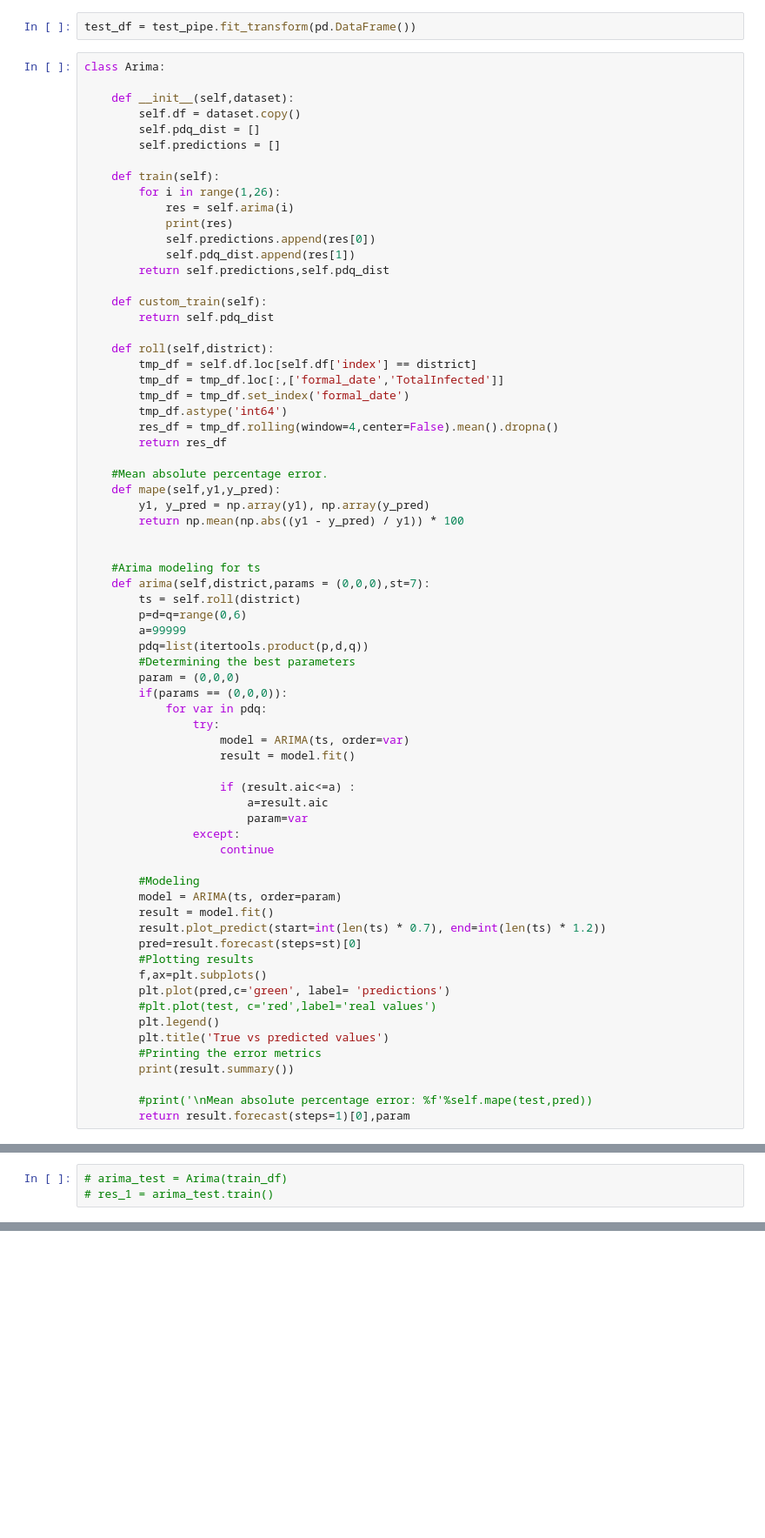
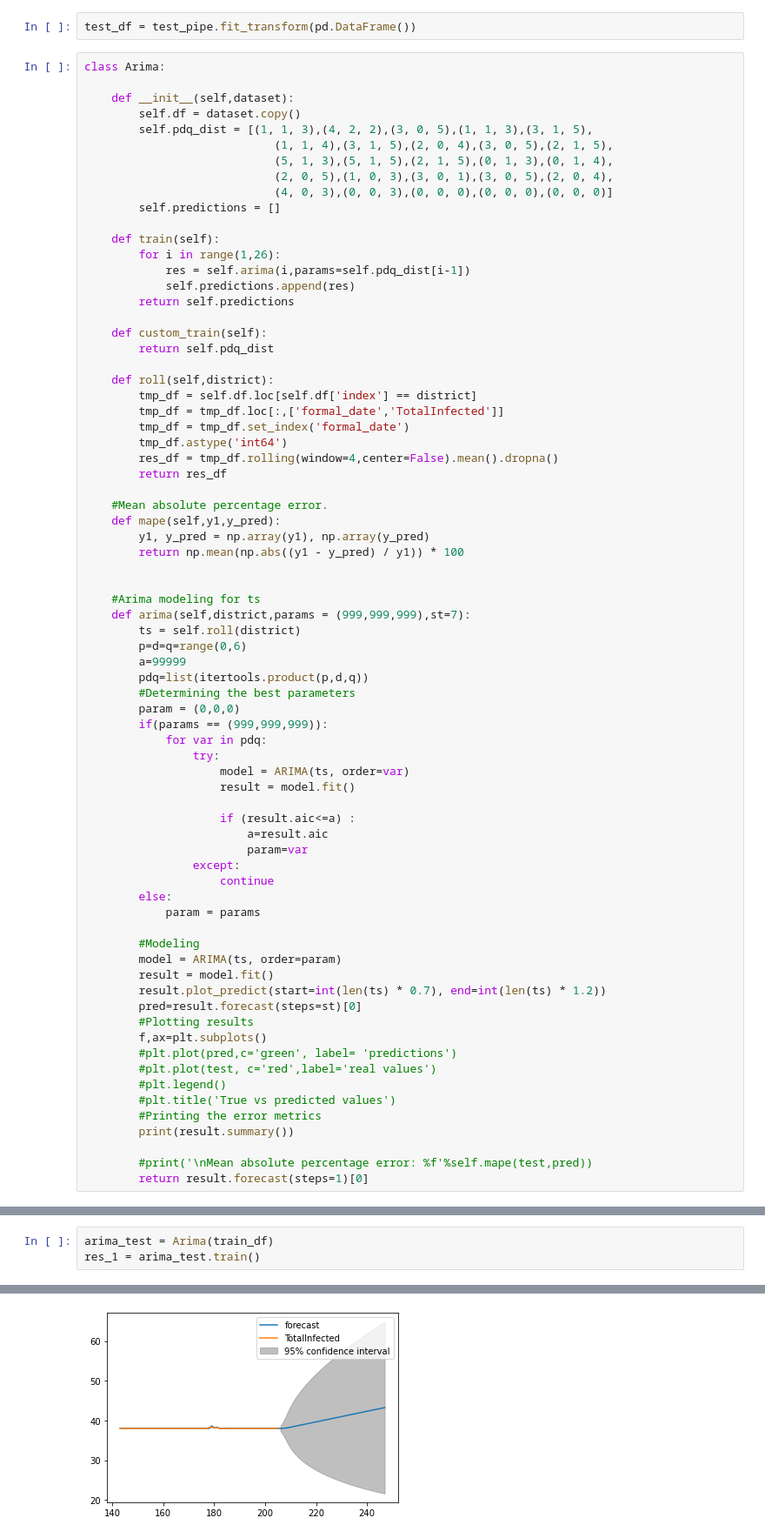
Before and after one commit to nipdep/Datathon-1.0, a Jupyter notebook: src/models/main_model/main_pipeline.ipynb, the cells around one changed output, grey strips where cells are left out. Shown at 87% size. Drawn from its saved outputs; the diff is of its cells as text; blank space fills up the shorter version.

```diff
--- a/src/models/main_model/main_pipeline.ipynb
+++ b/src/models/main_model/main_pipeline.ipynb
@@ -291,16 +292,18 @@ class Arima:
 
     def __init__(self,dataset):
         self.df = dataset.copy()
-        self.pdq_dist = []
+        self.pdq_dist = [(1, 1, 3),(4, 2, 2),(3, 0, 5),(1, 1, 3),(3, 1, 5),
+                            (1, 1, 4),(3, 1, 5),(2, 0, 4),(3, 0, 5),(2, 1, 5),
+                            (5, 1, 3),(5, 1, 5),(2, 1, 5),(0, 1, 3),(0, 1, 4),
+                            (2, 0, 5),(1, 0, 3),(3, 0, 1),(3, 0, 5),(2, 0, 4),
+                            (4, 0, 3),(0, 0, 3),(0, 0, 0),(0, 0, 0),(0, 0, 0)]
         self.predictions = []
 
     def train(self):
         for i in range(1,26):
-            res = self.arima(i)
-            print(res)
-            self.predictions.append(res[0])
-            self.pdq_dist.append(res[1])
-        return self.predictions,self.pdq_dist
+            res = self.arima(i,params=self.pdq_dist[i-1])
+            self.predictions.append(res)
+        return self.predictions
 
     def custom_train(self):
         return self.pdq_dist
@@ -320,14 +323,14 @@ class Arima:
 
 
     #Arima modeling for ts
-    def arima(self,district,params = (0,0,0),st=7):
+    def arima(self,district,params = (999,999,999),st=7):
         ts = self.roll(district)
         p=d=q=range(0,6)
         a=99999
         pdq=list(itertools.product(p,d,q))
         #Determining the best parameters
         param = (0,0,0)
-        if(params == (0,0,0)):
+        if(params == (999,999,999)):
             for var in pdq:
                 try:
                     model = ARIMA(ts, order=var)
@@ -338,6 +341,8 @@ class Arima:
                         param=var
                 except:
                     continue
+        else:
+            param = params
 
         #Modeling
         model = ARIMA(ts, order=param)
@@ -346,15 +351,15 @@ class Arima:
         pred=result.forecast(steps=st)[0]
         #Plotting results
         f,ax=plt.subplots()
-        plt.plot(pred,c='green', label= 'predictions')
+        #plt.plot(pred,c='green', label= 'predictions')
         #plt.plot(test, c='red',label='real values')
-        plt.legend()
-        plt.title('True vs predicted values')
+        #plt.legend()
+        #plt.title('True vs predicted values')
         #Printing the error metrics
         print(result.summary())
 
         #print('\nMean absolute percentage error: %f'%self.mape(test,pred))
-        return result.forecast(steps=1)[0],param
+        return result.forecast(steps=1)[0]
 # %%
 class RFRWalkingForward:
 
@@ -390,5 +395,6 @@ class RFRWalkingForward:
         x = X.copy()
         return self.mdl.predict(x)
 # %%
-# arima_test = Arima(train_df)
-# res_1 = arima_test.train()
+arima_test = Arima(train_df)
+res_1 = arima_test.train()
+# %% [output]
@@ -394,0 +418 @@ class RFRWalkingForward:
+[figure, added]
```
Also changed, not shown: parts of 9 cells of this notebook.
